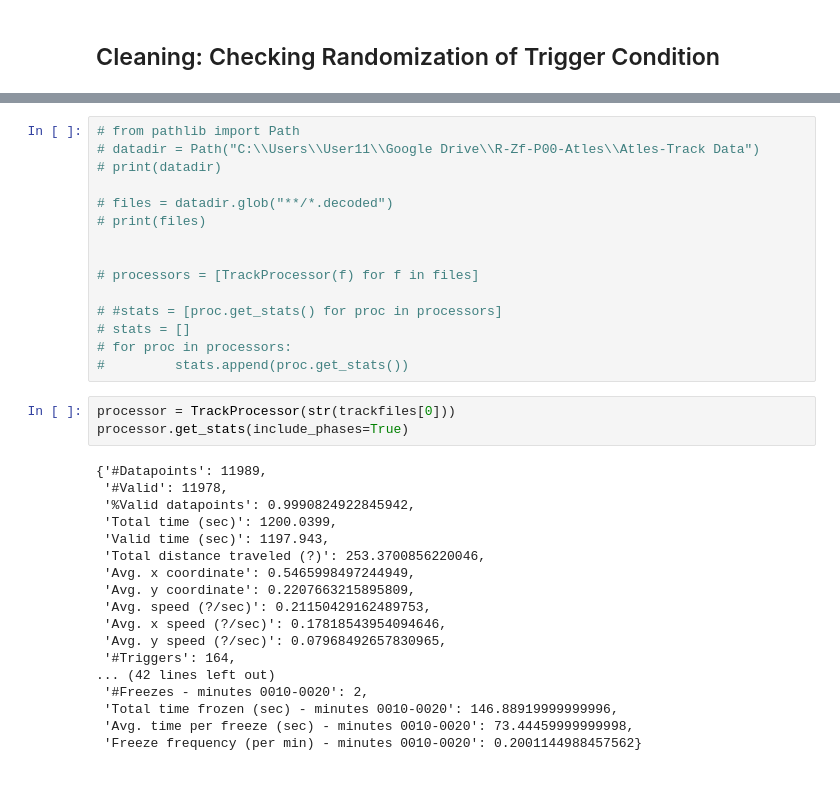
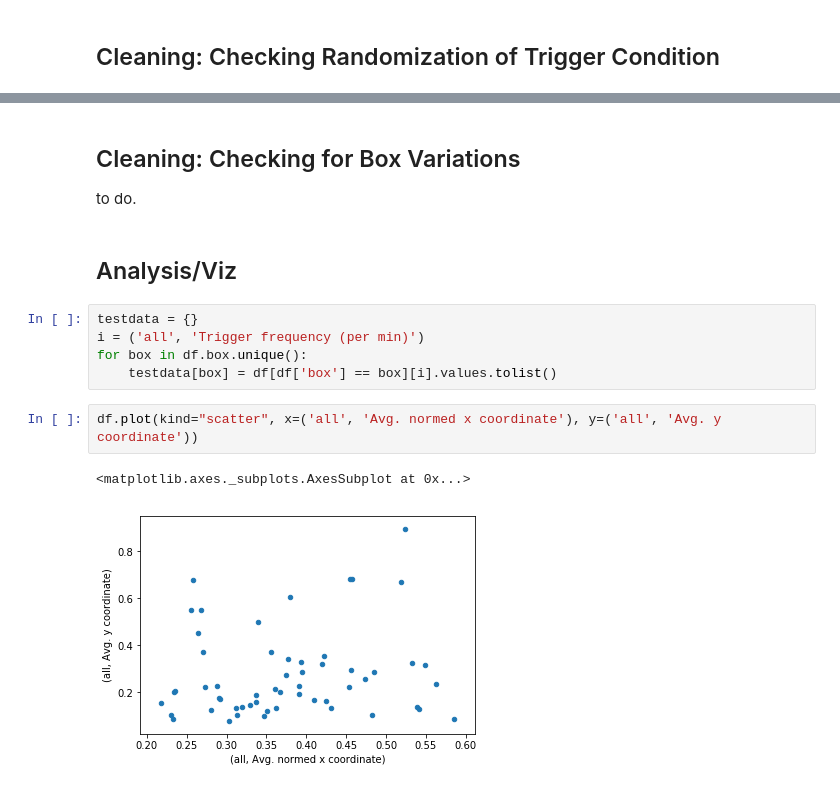
Before and after one commit to liffiton/ATLeS, a Jupyter notebook: notebooks/Atles-Stats-Descriptives.ipynb, the cells around one changed output, grey strips where cells are left out. Cells and saved outputs as stored; diff of their text form.

```diff
--- a/notebooks/Atles-Stats-Descriptives.ipynb
+++ b/notebooks/Atles-Stats-Descriptives.ipynb
@@ -429,36 +388,15 @@ plt.show()
-# %%
-# from pathlib import Path
-# datadir = Path("C:\\Users\\User11\\Google Drive\\R-Zf-P00-Atles\\Atles-Track Data")
-# print(datadir)
-
-# files = datadir.glob("**/*.decoded")
-# print(files)
-
-
-# processors = [TrackProcessor(f) for f in files]
-
-# #stats = [proc.get_stats() for proc in processors]
-# stats = []
-# for proc in processors:
-#         stats.append(proc.get_stats())
-# %%
-processor = TrackProcessor(str(trackfiles[0]))
-processor.get_stats(include_phases=True)
-# %% [output]
-{'#Datapoints': 11989,
- '#Valid': 11978,
- '%Valid datapoints': 0.9990824922845942,
- 'Total time (sec)': 1200.0399,
- 'Valid time (sec)': 1197.943,
- 'Total distance traveled (?)': 253.3700856220046,
- 'Avg. x coordinate': 0.5465998497244949,
- 'Avg. y coordinate': 0.2207663215895809,
- 'Avg. speed (?/sec)': 0.21150429162489753,
- 'Avg. x speed (?/sec)': 0.17818543954094646,
- 'Avg. y speed (?/sec)': 0.07968492657830965,
- '#Triggers': 164,
-... (42 lines left out)
- '#Freezes - minutes 0010-0020': 2,
- 'Total time frozen (sec) - minutes 0010-0020': 146.88919999999996,
- 'Avg. time per freeze (sec) - minutes 0010-0020': 73.44459999999998,
- 'Freeze frequency (per min) - minutes 0010-0020': 0.2001144988457562}
+# %% [markdown]
+## Cleaning: Checking for Box Variations
+to do.
+# %% [markdown]
+## Analysis/Viz
+# %%
+testdata = {}
+i = ('all', 'Trigger frequency (per min)')
+for box in df.box.unique():
+    testdata[box] = df[df['box'] == box][i].values.tolist()
+# %%
+df.plot(kind="scatter", x=('all', 'Avg. normed x coordinate'), y=('all', 'Avg. y coordinate'))
+# %% [output]
+<matplotlib.axes._subplots.AxesSubplot at 0x...>
+[figure, added]
```
Also changed, not shown: parts of 31 cells of this notebook.
